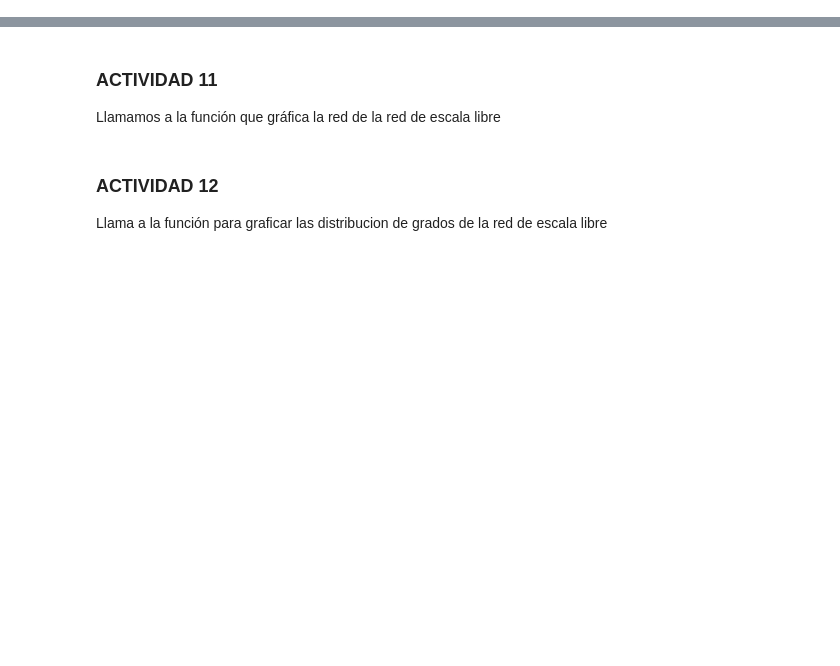
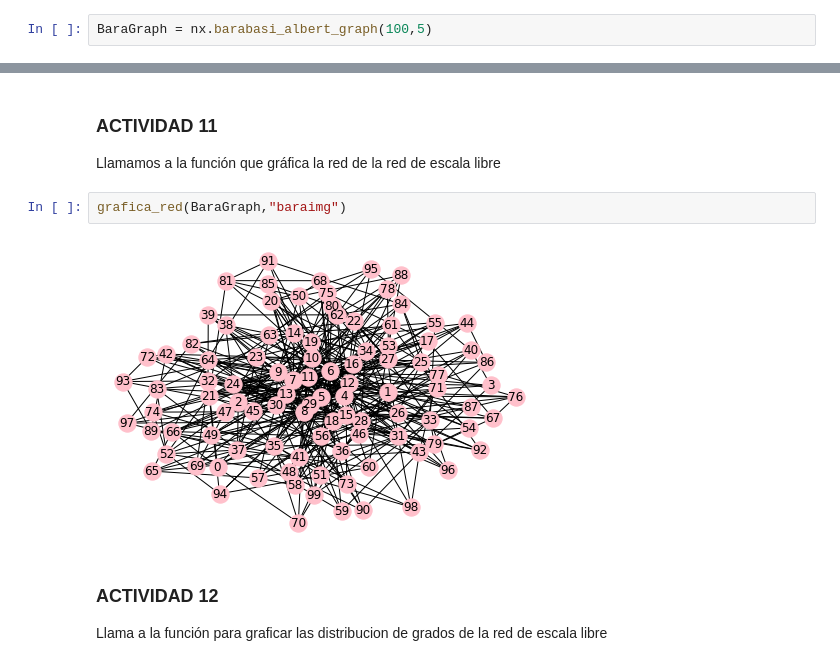
Before and after one commit to Rycci/practicas-ICT, a Jupyter notebook: Practica3/Practica 3.ipynb, the cells around one changed output, grey strips where cells are left out. Drawn from its saved outputs; the diff is of its cells as text; blank space fills up the shorter version.

```diff
--- a/Practica3/Practica 3.ipynb
+++ b/Practica3/Practica 3.ipynb
@@ -181,6 +220,8 @@ Llama a la función para gráficar el mapa de calor (con respecto al grado nodal
 Creamos una red aleatoria con el modelo Barabasi-Albert y con parámetros n=100 y m=5. Esto quiere decir que la red comienza con m=5 nodos y en cada iteracion se agrega un nuevo nodo que se conecta aletareamente m=5 nodos. El algoritmo termina cuando se tiene un total de n=100 nodos.
 
 https://networkx.org/documentation/stable/reference/generated/networkx.generators.random_graphs.barabasi_albert_graph.html#networkx.generators.random_graphs.barabasi_albert_graph
+# %%
+BaraGraph = nx.barabasi_albert_graph(100,5)
 # %% [markdown]
 ### ACTIVIDAD 10
 Llama a la función para imprimir información de la red de escala libre (modelo Barabasi-Albert)
@@ -187,6 +241,10 @@ Llama a la función para imprimir información de la red de escala libre (modelo
 # %% [markdown]
 ### ACTIVIDAD 11
 Llamamos a la función que gráfica la red de la red de escala libre
+# %%
+grafica_red(BaraGraph,"baraimg")
+# %% [output]
+[figure, added]
 # %% [markdown]
 ### ACTIVIDAD 12
 Llama a la función para graficar las distribucion de grados de la red de escala libre
```
Also changed, not shown: parts of 26 cells of this notebook, 33 other files.
